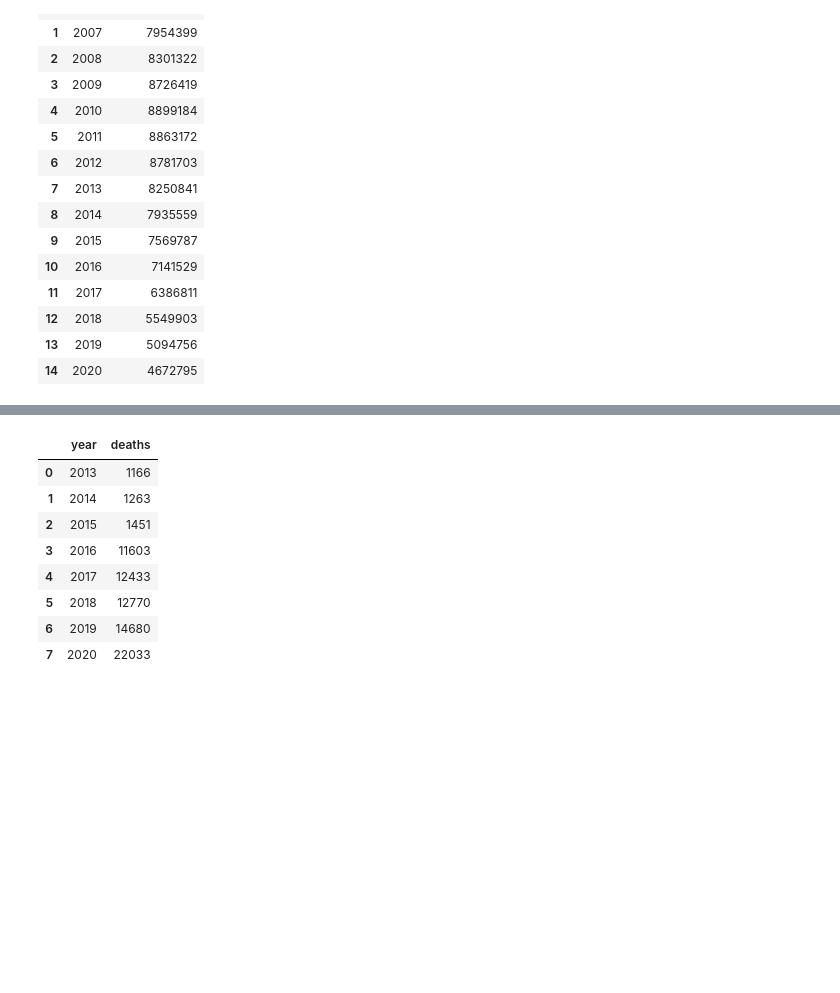
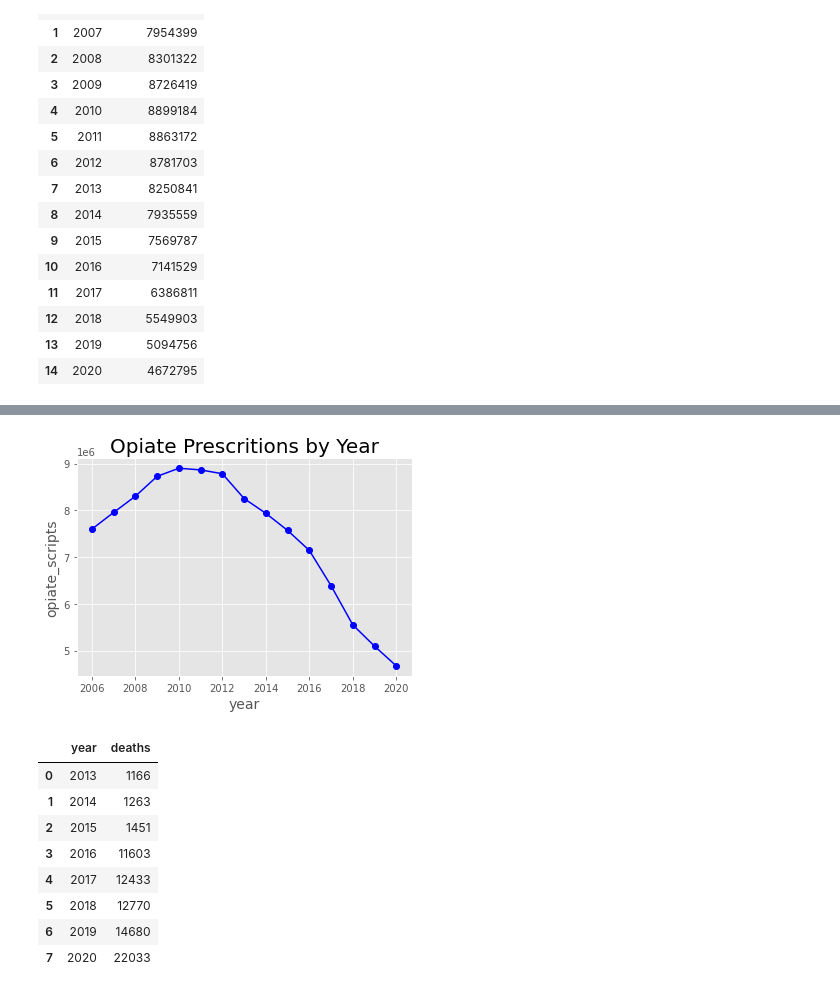
Before and after one commit to csider0317/opiate-fatal, a Jupyter notebook: notebook/capstone_visuals_opiatefatal.ipynb, the cells around one changed output, grey strips where cells are left out. Cells and saved outputs as stored; diff of their text form; code cells hidden in the pictures; blank space fills up the shorter version.

```diff
--- a/notebook/capstone_visuals_opiatefatal.ipynb
+++ b/notebook/capstone_visuals_opiatefatal.ipynb
@@ -40,3 +42,13 @@ fig.show()
+# %%
+plt.plot(scripts['year'], scripts['opiate_scripts'], color='blue', marker='o')
+plt.title('Opiate Prescritions by Year', fontsize=20)
+plt.xlabel('year', fontsize=14)
+plt.ylabel('opiate_scripts', fontsize=14)
+plt.grid(True)
+#plt.savefig('scripts.jpg', transparent=True)
+plt.show()
+# %% [output]
+[figure, added]
 # %%
 death = pd.read_csv("../data/for-visuals/deaths_by_year.csv")
 # %%
```
Also changed, not shown: parts of 6 cells of this notebook, 4 other files.
